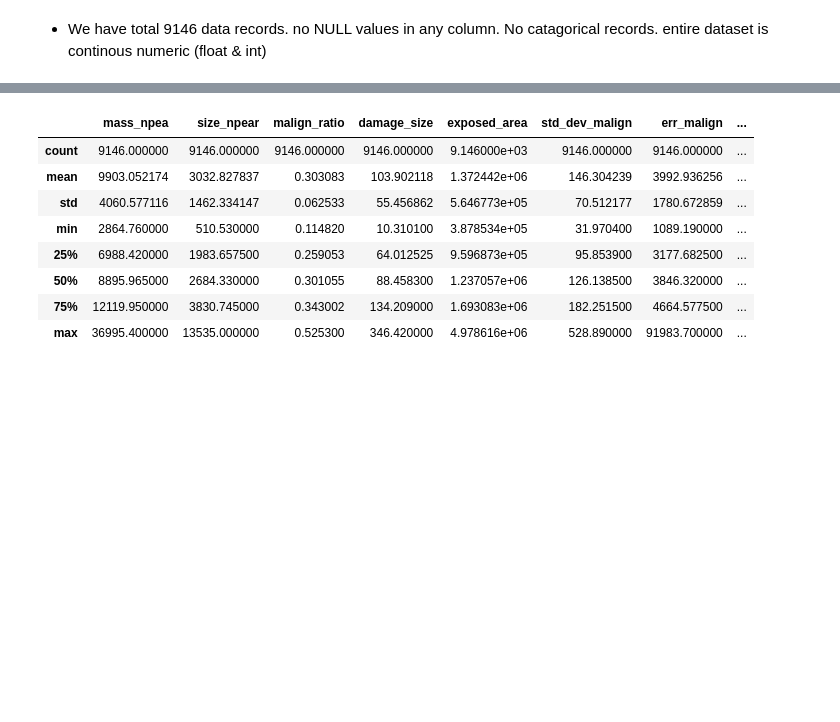
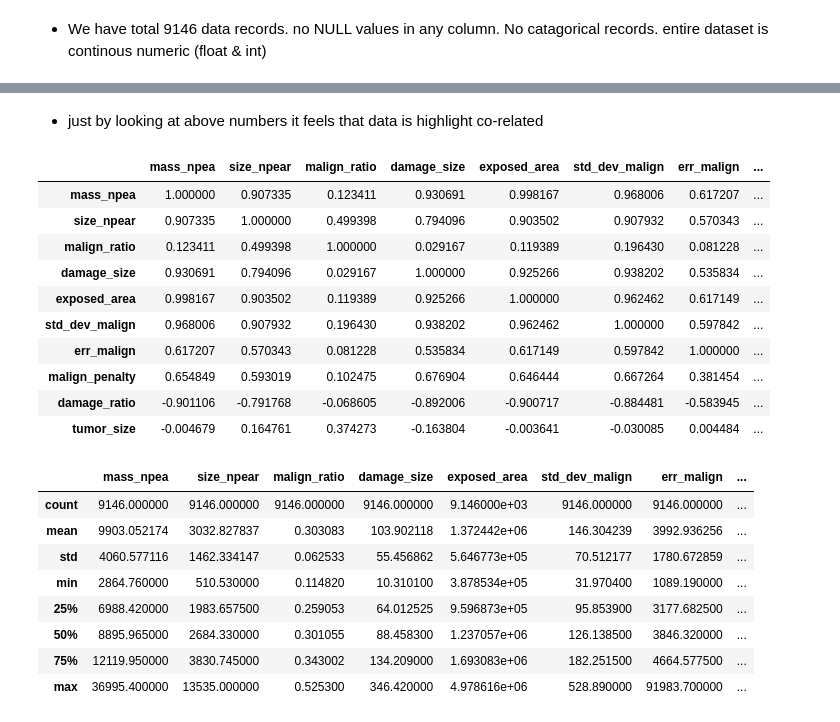
Before and after one commit to DsStudentSid/DL-Assignments, a Jupyter notebook: Melanoma_Tumor_Size.ipynb, the cells around one changed output, grey strips where cells are left out. Drawn from its saved outputs; the diff is of its cells as text; code cells hidden in the pictures; blank space fills up the shorter version.

```diff
--- a/Melanoma_Tumor_Size.ipynb
+++ b/Melanoma_Tumor_Size.ipynb
@@ -141,3 +155,19 @@ dtype: int64
+# %% [markdown]
+* just by looking at above numbers it feels that data is highlight co-related
+# %%
+df_melanoma.corr()
+# %% [output]
+|  | mass_npea | size_npear | malign_ratio | damage_size | exposed_area | std_dev_malign | err_malign | ... |
+| mass_npea | 1.000000 | 0.907335 | 0.123411 | 0.930691 | 0.998167 | 0.968006 | 0.617207 | ... |
+| size_npear | 0.907335 | 1.000000 | 0.499398 | 0.794096 | 0.903502 | 0.907932 | 0.570343 | ... |
+| malign_ratio | 0.123411 | 0.499398 | 1.000000 | 0.029167 | 0.119389 | 0.196430 | 0.081228 | ... |
+| damage_size | 0.930691 | 0.794096 | 0.029167 | 1.000000 | 0.925266 | 0.938202 | 0.535834 | ... |
+| exposed_area | 0.998167 | 0.903502 | 0.119389 | 0.925266 | 1.000000 | 0.962462 | 0.617149 | ... |
+| std_dev_malign | 0.968006 | 0.907932 | 0.196430 | 0.938202 | 0.962462 | 1.000000 | 0.597842 | ... |
+| err_malign | 0.617207 | 0.570343 | 0.081228 | 0.535834 | 0.617149 | 0.597842 | 1.000000 | ... |
+| malign_penalty | 0.654849 | 0.593019 | 0.102475 | 0.676904 | 0.646444 | 0.667264 | 0.381454 | ... |
+| damage_ratio | -0.901106 | -0.791768 | -0.068605 | -0.892006 | -0.900717 | -0.884481 | -0.583945 | ... |
+| tumor_size | -0.004679 | 0.164761 | 0.374273 | -0.163804 | -0.003641 | -0.030085 | 0.004484 | ... |
 # %%
 df_melanoma.describe()
 # %% [output]
```
Also changed, not shown: parts of 1 cell of this notebook.
